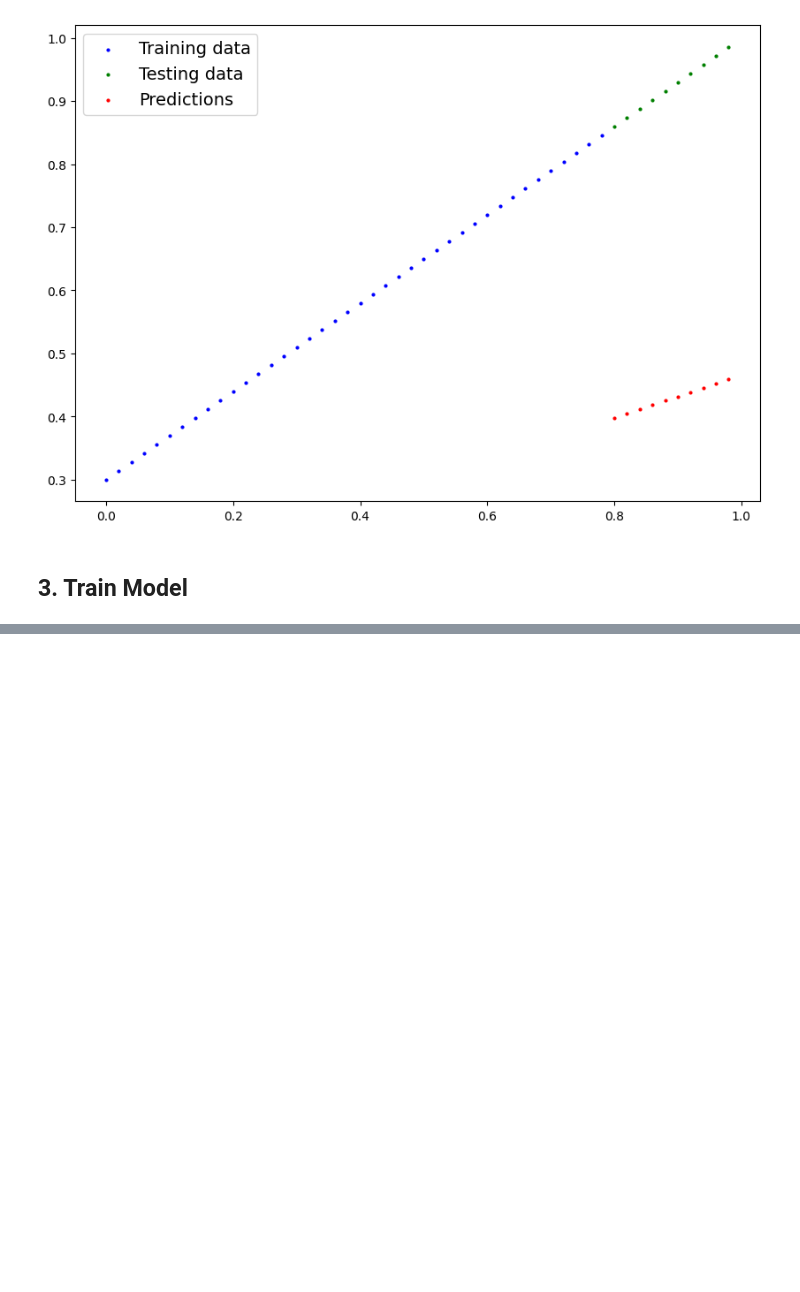
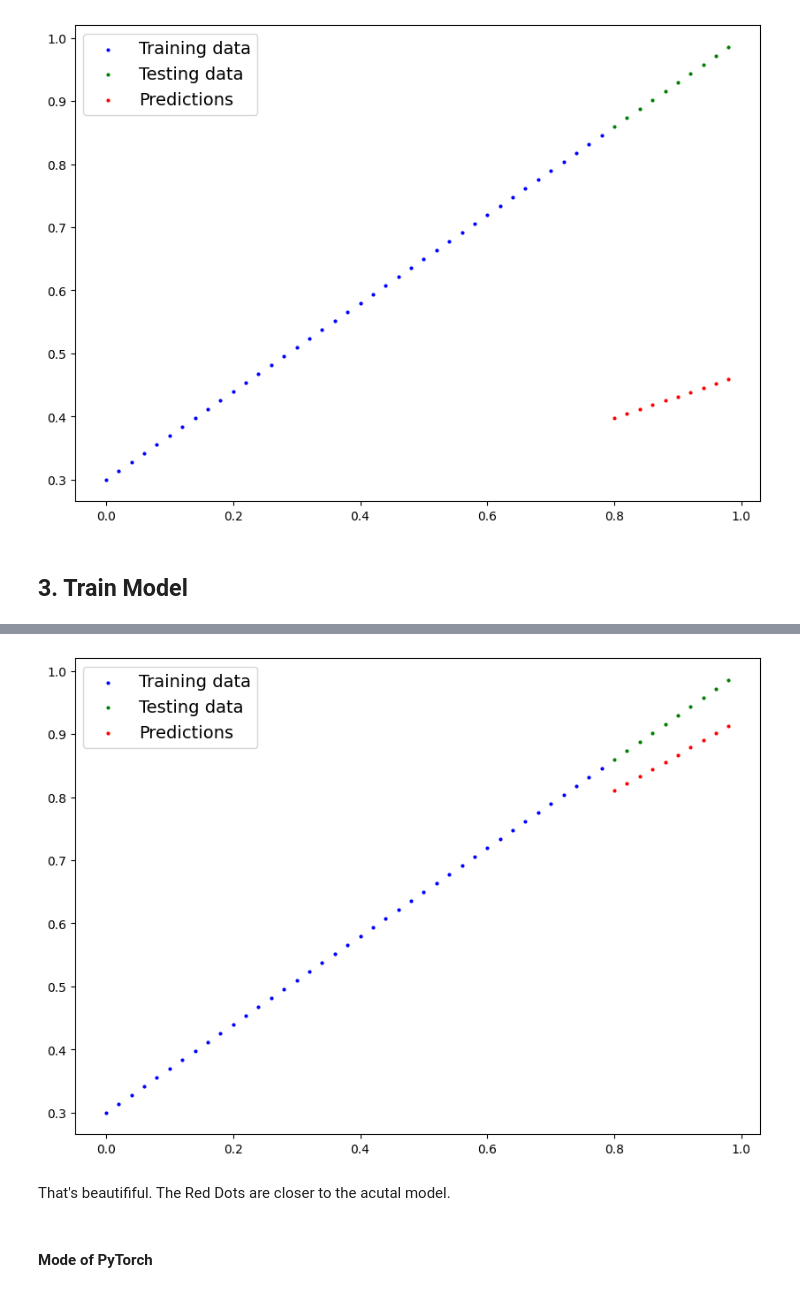
Before and after one commit to lirichardil/PyTorch, a Jupyter notebook: 01_PyTorch_Workflow_Fundamentals.ipynb, the cells around one changed output, grey strips where cells are left out. Saved outputs shown, nothing was run; the diff lists cells and outputs as text; code cells hidden in the pictures; blank space fills up the shorter version.

```diff
--- a/01_PyTorch_Workflow_Fundamentals.ipynb
+++ b/01_PyTorch_Workflow_Fundamentals.ipynb
@@ -306,3 +306,15 @@ Things we need to train:
 And specifically for PyTorch, we need
 * a tranning loop
 * a testing loop
+# %%
+# Set up a loss function
+loss_fn = nn.L1Loss() # MAE
+
+# or loss_fn = torch.mean(torch.abs(y_preds - y_test))
+
+
+
+# Set up a optimizaer
+# some inputs include: params to optimize, learning rate, momentum, weight decay
+optimizer = torch.optim.SGD(params=model_0.parameters(),
+                            lr = 0.001 )
@@ -308,0 +337,26 @@ And specifically for PyTorch, we need
+# %%
+# An epoch is one loop through the data
+epochs = 100 #this is a hyperparameter(set it ourselves)
+
+# step 0. Loop through the data
+for epoch in range(epochs):
+    # set the model to training mode: set all parameters that require gradients to require gradients
+    model_0.train()
+    #model_0.eval() # turns off gradient tracking.
+    # 1. Forward pass
+    y_preds = model_0(x_train)  #Q: what not y_preds = model_0.forward(x_train)?
+
+    # 2. Calculate the loss
+    loss = loss_fn(y_preds, y_train)
+    print(f"Epoch: {epoch} | Loss: {loss}")
+    # 3. Optimizer zero grad
+    optimizer.zero_grad() # set the gradients to zero before backpropagation
+    # 4. Perform backpropagation on the loss with respect to the parameters of the model
+    loss.backward() # compute the gradients()
+    # 5. Step the optimizer (perform gradient descent)
+    optimizer.step() # by default how the optimizer changes through the loop
+    # we have to zero them above in step 3.
+    print(model_0.state_dict())
+
+
+    # run each epoch and see how the model parameters change
@@ -308,0 +381,11 @@ And specifically for PyTorch, we need
+# %%
+with torch.inference_mode():
+    y_preds_new = model_0(X_test) #just forward pass
+
+plot_predictions(predictions=y_preds_new) # print predictions
+# %% [output]
+[figure, added]
+# %% [markdown]
+That's beautififul. The Red Dots are closer to the acutal model.
+# %% [markdown]
+####  Mode of PyTorch
```
Also changed, not shown: parts of 7 cells of this notebook.
